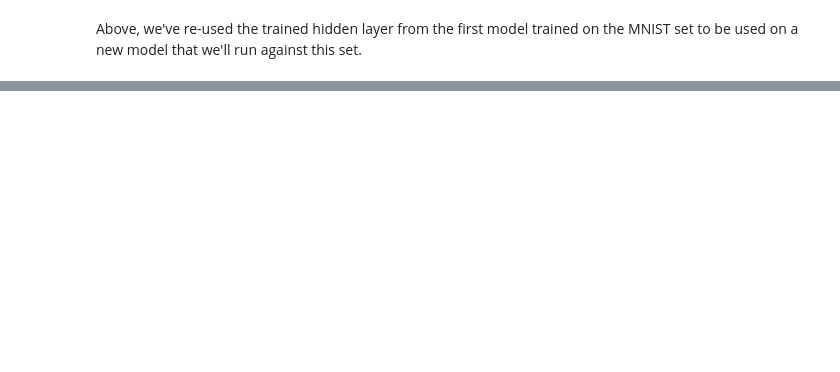
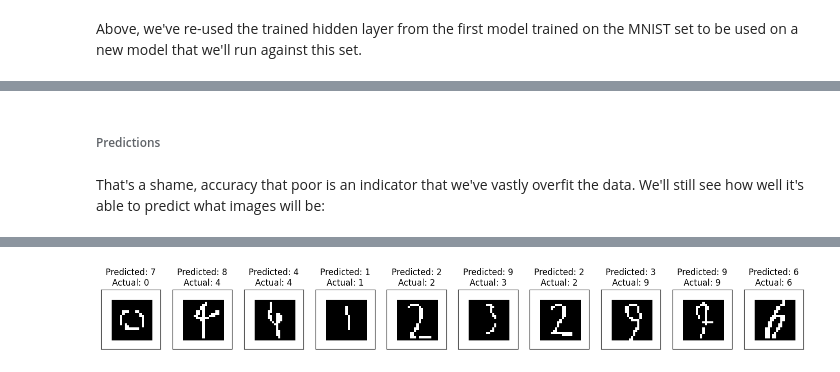
Before and after one commit to QuantumPickleJar/ImageTraining-A4, a Jupyter notebook: MNist-custom.ipynb, the cells around one changed output, grey strips where cells are left out. Saved outputs shown, nothing was run; the diff lists cells and outputs as text; code cells hidden in the pictures; blank space fills up the shorter version.

```diff
--- a/MNist-custom.ipynb
+++ b/MNist-custom.ipynb
@@ -719,0 +877,28 @@ print(gray)
+# %% [markdown]
+###### Predictions
+# %% [markdown]
+That's a shame, accuracy that poor is an indicator that we've vastly overfit the data.  We'll still see how well it's able to predict what images will be:
+# %%
+# zip up all the X and Y for enumeration
+def makePredictions(model, X_in,Y_in):
+    pred_out = []
+    for i, (sample, label) in enumerate(zip(X_in, Y_in)):
+        prediction = refined_model.predict(X_in)
+        pred_out.append((sample, prediction, Y_in[i]))
+
+    fig, axs = plt.subplots(ncols=10)
+    n = 0
+    for ax, (img, pred, lbl) in zip(axs, pred_out):
+
+        fig.set_size_inches(18, 4)
+        ax.imshow(img, cmap="binary")
+        pred_label = np.argmax(pred[n]) #np.argmax(ax)
+        actual_label = lbl
+        ax.set_title("Predicted: {}\nActual: {}".format(pred_label,actual_label))#, Y_cust_new))
+        ax.xaxis.set_visible(False)
+        ax.yaxis.set_visible(False)
+        n = n+1;
+
+X_cust_new,Y_cust_new = X_cust_test[:10], Y_cust_test[:10]
+makePredictions(refined_model,X_cust_new,Y_cust_new)
+# %% [output]
@@ -719,0 +915 @@ print(gray)
+[figure, added]
```
Also changed, not shown: parts of 56 cells of this notebook, 2 other files.
